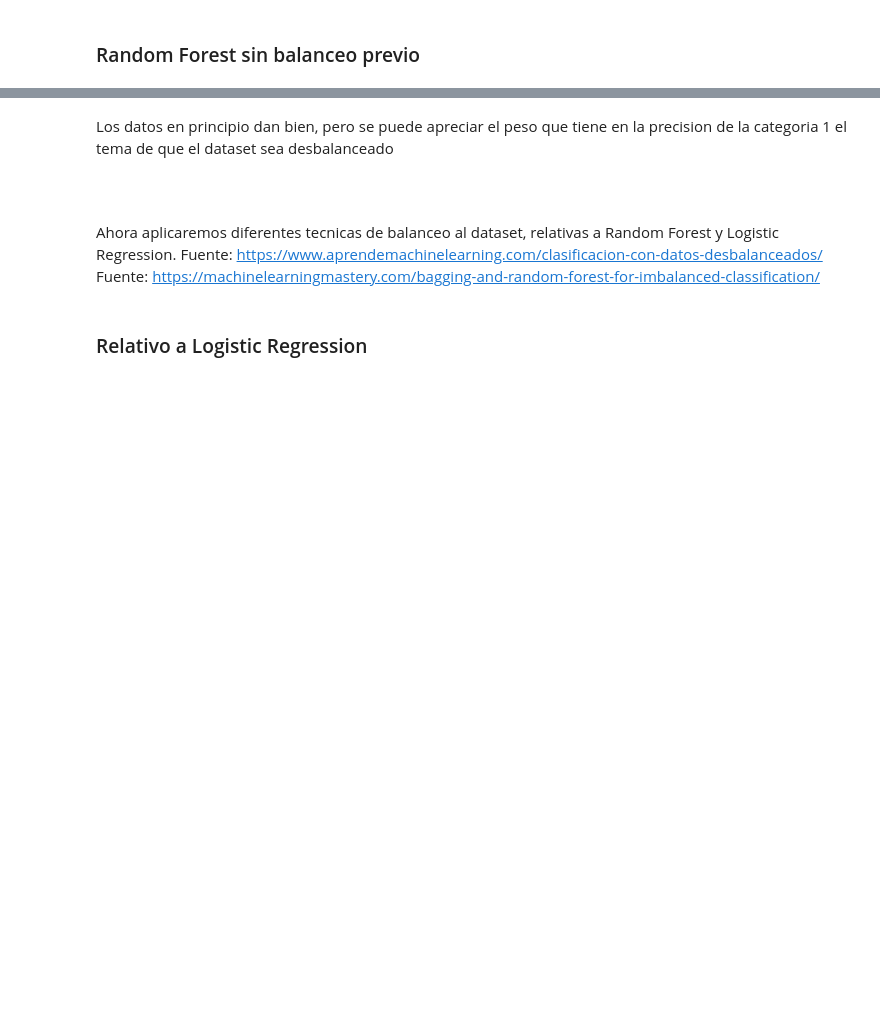
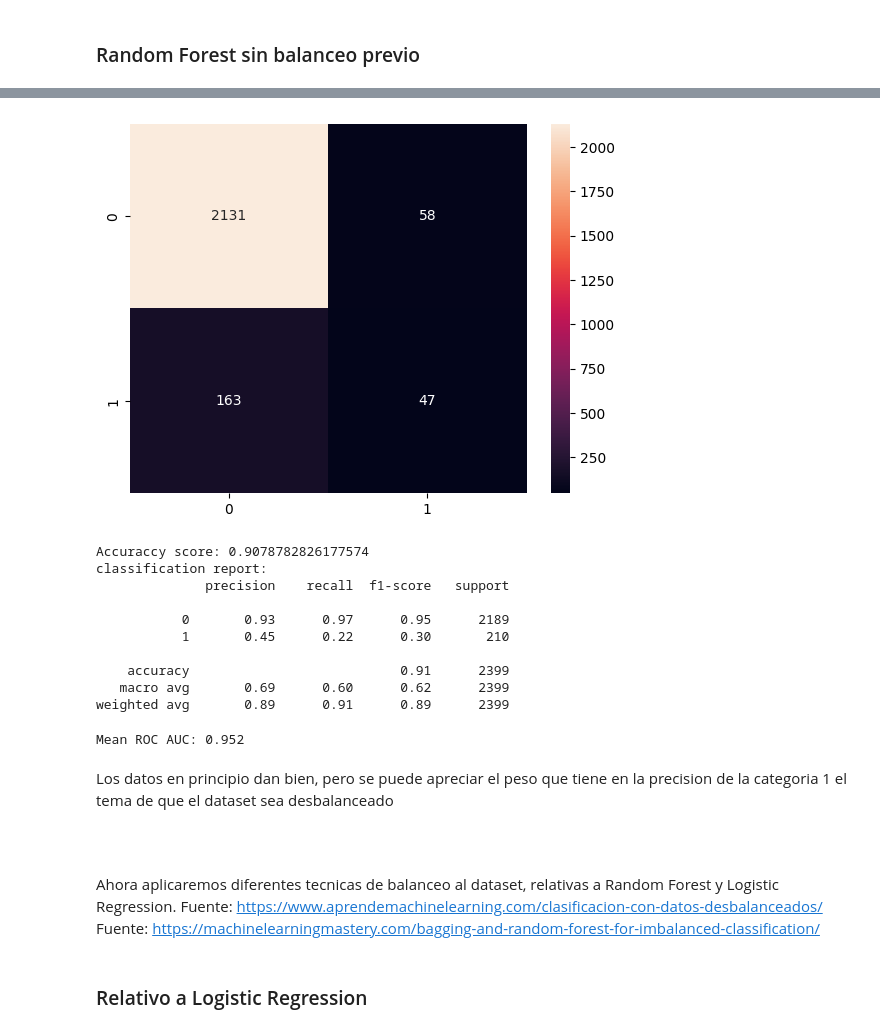
Before and after one commit to lusilve44/Final-Project-4Geeks, a Jupyter notebook: src/explore.ipynb, the cells around one changed output, grey strips where cells are left out. Saved outputs shown, nothing was run; the diff lists cells and outputs as text; code cells hidden in the pictures; blank space fills up the shorter version.

```diff
--- a/src/explore.ipynb
+++ b/src/explore.ipynb
@@ -932,3 +1010,22 @@ modelAnalysis(clf,y_pred)
+# %%
+clf_rf = RandomForestClassifier(random_state=42)
+clf_rf.fit(X_train[['absolute_magnitude_h', 'is_sentry_object', 'orbit_class_type', 'orbit_class_description']],y_train)
+y_pred = clf_rf.predict(X_valid[['absolute_magnitude_h', 'is_sentry_object', 'orbit_class_type', 'orbit_class_description']])
+
+modelAnalysis(clf_rf, y_pred)
+# %% [output]
+[figure, added]
+Accuraccy score: 0.9078782826177574
+classification report:
+              precision    recall  f1-score   support
+
+           0       0.93      0.97      0.95      2189
+           1       0.45      0.22      0.30       210
+
+    accuracy                           0.91      2399
+   macro avg       0.69      0.60      0.62      2399
+weighted avg       0.89      0.91      0.89      2399
+Mean ROC AUC: 0.952
 # %% [markdown]
 Los datos en principio dan bien, pero se puede apreciar el peso que tiene en la precision de la categoria 1 el tema de que el dataset sea desbalanceado
 # %% [markdown]
```
Also changed, not shown: parts of 18 cells of this notebook, 8 other files.
